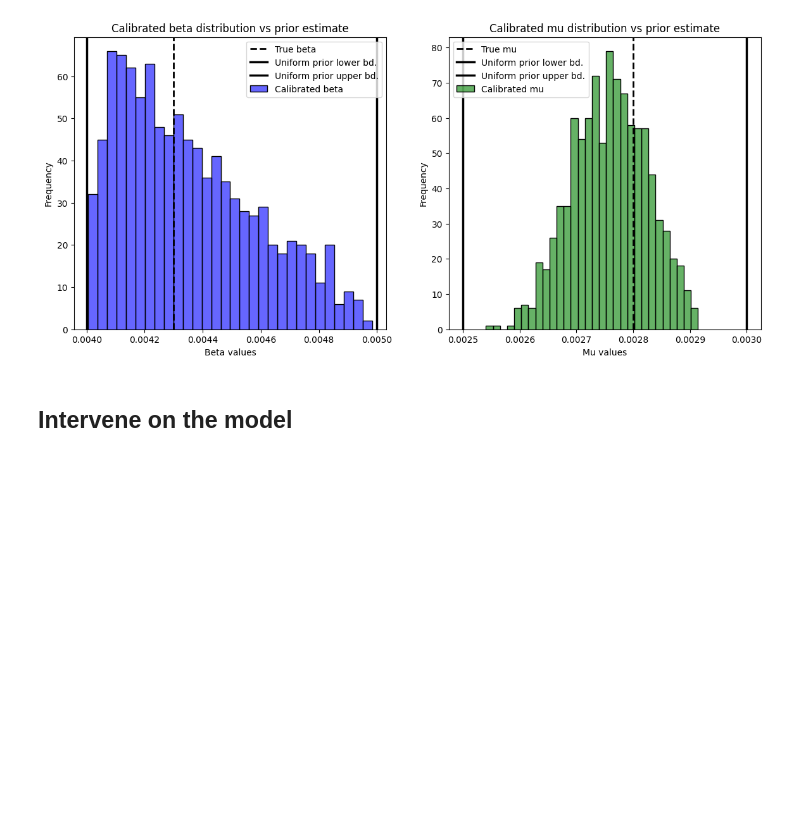
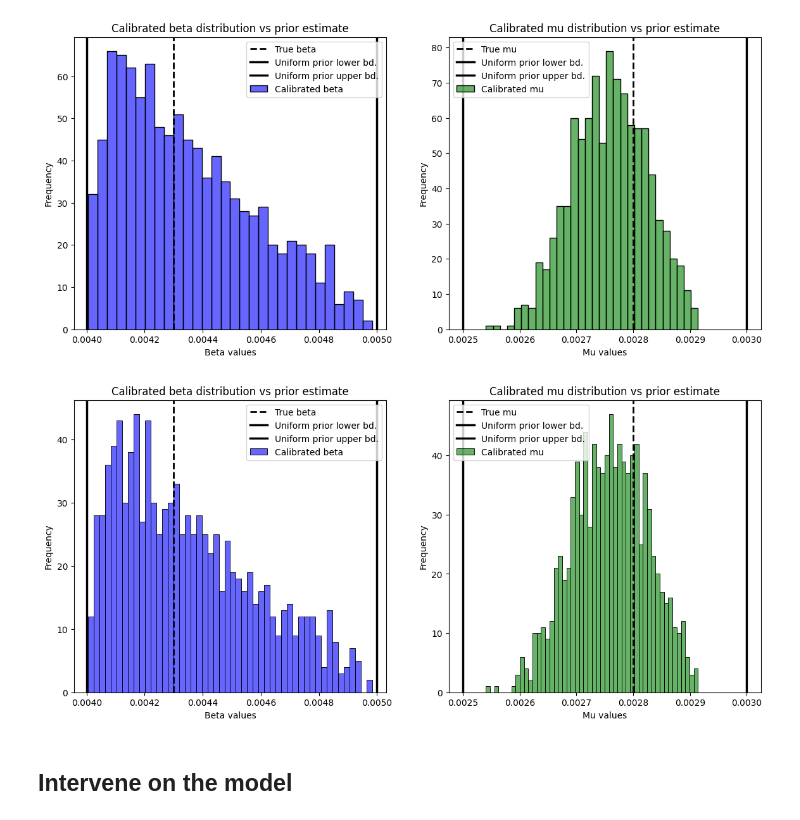
Before and after one commit to sabinala/pyciemss, a Jupyter notebook: docs/source/Malaria-model-Copy2.ipynb, the cells around one changed output. Drawn from its saved outputs; the diff is of its cells as text; code cells hidden in the pictures; blank space fills up the shorter version.

Commit message:
replotting distr

```diff
--- a/docs/source/Malaria-model-Copy2.ipynb
+++ b/docs/source/Malaria-model-Copy2.ipynb
@@ -519,6 +519,38 @@ axs[1].legend()
 plt.show()
 # %% [output]
 [figure]
+# %%
+# Extract unique `persistent_beta_param` values
+unique_beta_params = calibrated_sample_result['data'][['sample_id', 'persistent_beta_param']].drop_duplicates()['persistent_beta_param']
+unique_mu_params = calibrated_sample_result['data'][['sample_id', 'persistent_mu_param']].drop_duplicates()['persistent_mu_param']
+
+# Set up the plotting grid
+fig, axs = plt.subplots(1, 2, figsize=(14, 6))
+
+# Histogram of beta values
+sns.histplot(unique_beta_params, kde=False, color='blue', bins=50, label='Calibrated beta', alpha=0.6, ax=axs[0])
+axs[0].axvline(x=0.0043, color='black', linestyle='--', linewidth=2, label='True beta')
+axs[0].axvline(x=0.004, color='black', linestyle='-', linewidth=2.5, label='Uniform prior lower bd.')
+axs[0].axvline(x=0.005, color='black', linestyle='-', linewidth=2.5, label='Uniform prior upper bd.')
+axs[0].set_xlabel('Beta values')
+axs[0].set_ylabel('Frequency')
+axs[0].set_title('Calibrated beta distribution vs prior estimate')
+axs[0].legend()
+
+# Histogram of mu values
+sns.histplot(unique_mu_params, kde=False, color='green', bins=50, label='Calibrated mu', alpha=0.6, ax=axs[1])
+axs[1].axvline(x=0.0028, color='black', linestyle='--', linewidth=2, label='True mu')
+axs[1].axvline(x=0.0025, color='black', linestyle='-', linewidth=2.5, label='Uniform prior lower bd.')
+axs[1].axvline(x=0.003, color='black', linestyle='-', linewidth=2.5, label='Uniform prior upper bd.')
+axs[1].set_xlabel('Mu values')
+axs[1].set_ylabel('Frequency')
+axs[1].set_title('Calibrated mu distribution vs prior estimate')
+axs[1].legend()
+
+# Show plot
+plt.show()
+# %% [output]
+[figure, added]
 # %% [markdown]
 ## Intervene on the model
 # %% [markdown]
```
